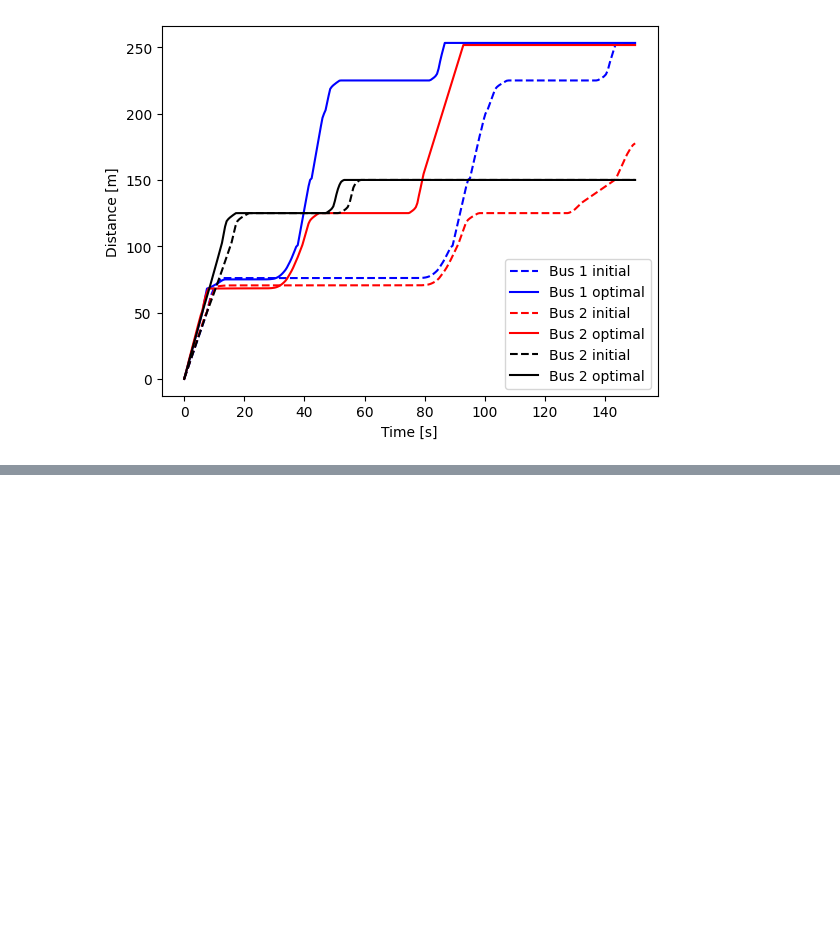
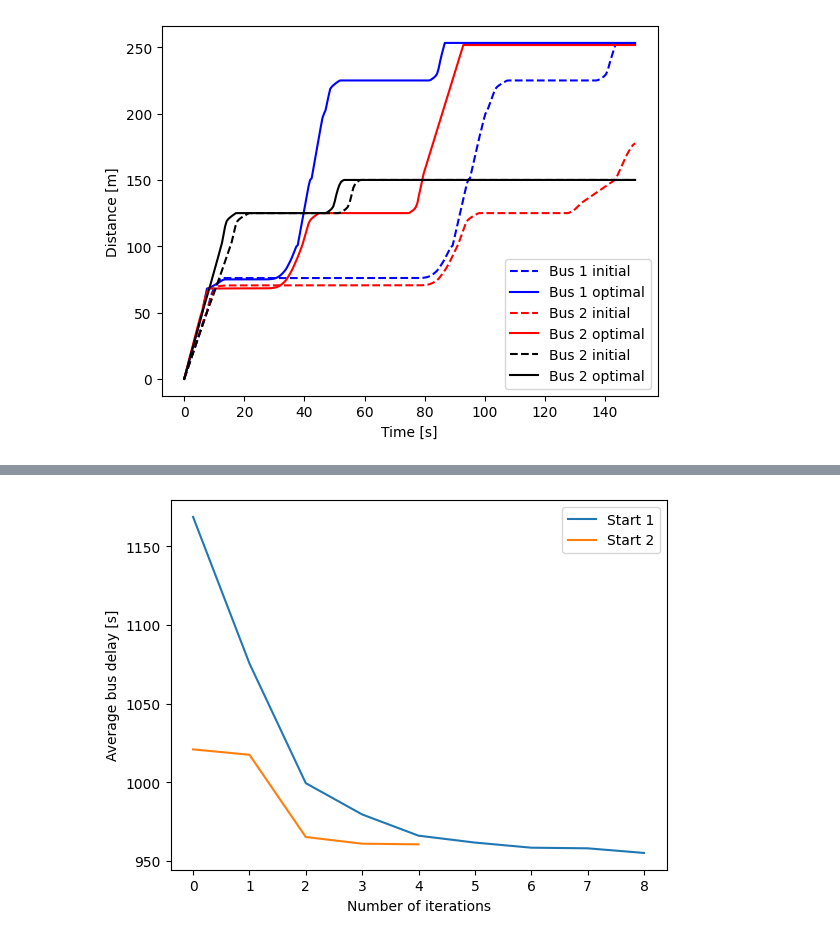
Before and after one commit to TorjeiHelset/master_project, a Jupyter notebook: generate_plots_from_optimal/medium_complex.ipynb, the cells around one changed output, grey strips where cells are left out. Drawn from its saved outputs; the diff is of its cells as text; code cells hidden in the pictures; blank space fills up the shorter version.

```diff
--- a/generate_plots_from_optimal/medium_complex.ipynb
+++ b/generate_plots_from_optimal/medium_complex.ipynb
@@ -105,0 +200,11 @@ tikzplotlib.save("../figurer/medium_conv.tex")
+# %%
+plt.plot([i for i in range(len(objectives_travel)-1)], objectives_travel[:-1], label="Start 1")
+plt.plot([i for i in range(len(objectives_travel_1)-1)], objectives_travel_1[:-1], label="Start 2")
+
+
+plt.xlabel("Number of iterations")
+plt.ylabel("Average bus delay [s]")
+plt.legend()
+tikzplotlib.save("../figurer/medium_conv_travel.tex")
+# %% [output]
+[figure, added]
```
Also changed, not shown: parts of 10 cells of this notebook, 18 other files.
